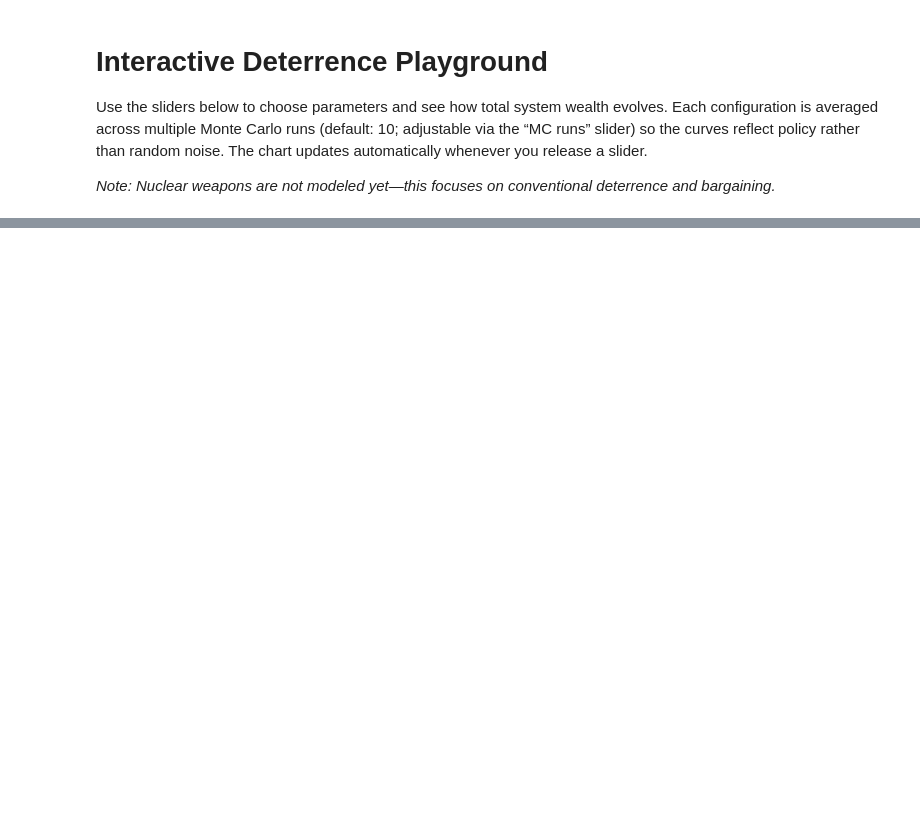
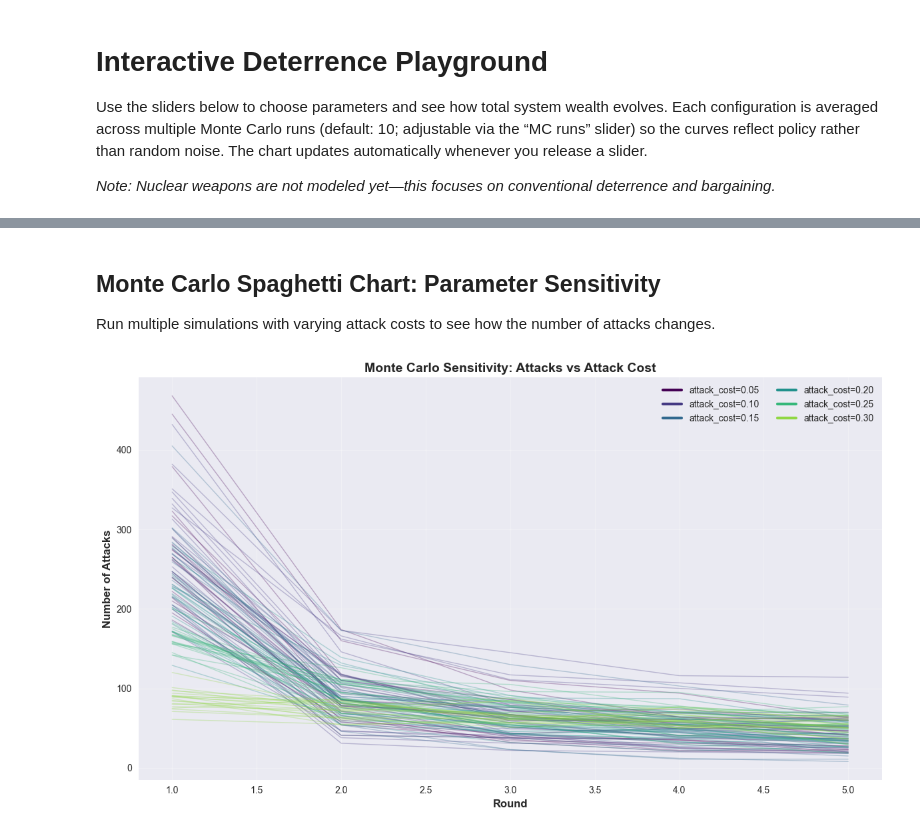
Before and after one commit to chungderson/DietrichGCSDeterrence, a Jupyter notebook: interactive_deterrence.ipynb, the cells around one changed output, grey strips where cells are left out. Saved outputs shown, nothing was run; the diff lists cells and outputs as text; code cells hidden in the pictures; blank space fills up the shorter version.

```diff
--- a/interactive_deterrence.ipynb
+++ b/interactive_deterrence.ipynb
@@ -292,3 +369,61 @@ display(ui, output)
 # %% [output]
 VBox(children=(HTML(value='<h4 style="margin-bottom:8px;">Simulation Parameters</h4>'), GridBox(children=(VBox…
 [interactive output not drawn]
+# %% [markdown]
+## Monte Carlo Spaghetti Chart: Parameter Sensitivity
+
+Run multiple simulations with varying attack costs to see how the number of attacks changes.
+# %%
+def plot_spaghetti(param_name='attack_cost', param_values=None, num_trials=20, num_rounds=5, num_countries=50):
+    """
+    Create spaghetti chart showing attacks over rounds for different parameter values.
+    Each parameter value gets multiple MC trials plotted as separate lines.
+    """
+    if param_values is None:
+        param_values = [0.05, 0.10, 0.15, 0.20, 0.25, 0.30]
+
+    fig, ax = plt.subplots(figsize=(12, 7))
+    cmap = plt.get_cmap('viridis')
+
+    for param_idx, param_val in enumerate(param_values):
+        color = cmap(param_idx / len(param_values))
+
+        # Run multiple trials for this parameter value
+        for trial in range(num_trials):
+            seed = trial + param_idx * 1000
+
+            # Set parameters
+            ds.NUM_COUNTRIES = num_countries
+            ds.ATTACK_COST_PERCENTAGE = param_val if param_name == 'attack_cost' else ds.ATTACK_COST_PERCENTAGE
+            ds.FAILED_ATTACK_COST_PERCENTAGE = param_val if param_name == 'failed_cost' else ds.FAILED_ATTACK_COST_PERCENTAGE
+            ds.NUKE_PROBABILITY = param_val if param_name == 'nuke_prob' else ds.NUKE_PROBABILITY
+
+            sim = ds.DeterrenceSimulation(num_countries=num_countries, seed=seed)
+
+            attack_counts = []
+            for _ in range(num_rounds):
+                with contextlib.redirect_stdout(io.StringIO()):
+                    results = sim.run_round()
+                attacks_this_round = sum(1 for r in results if r['outcome'] in ['attack_success', 'defense_success'])
+                attack_counts.append(attacks_this_round)
+
+            rounds_plot = list(range(1, num_rounds + 1))
+            ax.plot(rounds_plot, attack_counts, color=color, alpha=0.3, linewidth=1)
+
+        # Plot mean line for this parameter value
+        ax.plot([], [], color=color, linewidth=3, label=f'{param_name}={param_val:.2f}')
+
+    ax.set_xlabel('Round', fontsize=12, fontweight='bold')
+    ax.set_ylabel('Number of Attacks', fontsize=12, fontweight='bold')
+    ax.set_title(f'Monte Carlo Sensitivity: Attacks vs {param_name.replace("_", " ").title()}',
+                 fontsize=14, fontweight='bold')
+    ax.legend(loc='best', fontsize=10, ncol=2)
+    ax.grid(True, alpha=0.3)
+    plt.tight_layout()
+    plt.show()
+
+# Example: vary attack cost
+plot_spaghetti(param_name='attack_cost', param_values=[0.05, 0.10, 0.15, 0.20, 0.25, 0.30],
+               num_trials=20, num_rounds=5, num_countries=50)
+# %% [output]
+[figure, added]
```
Also changed, not shown: parts of 3 cells of this notebook, 1 other file.
